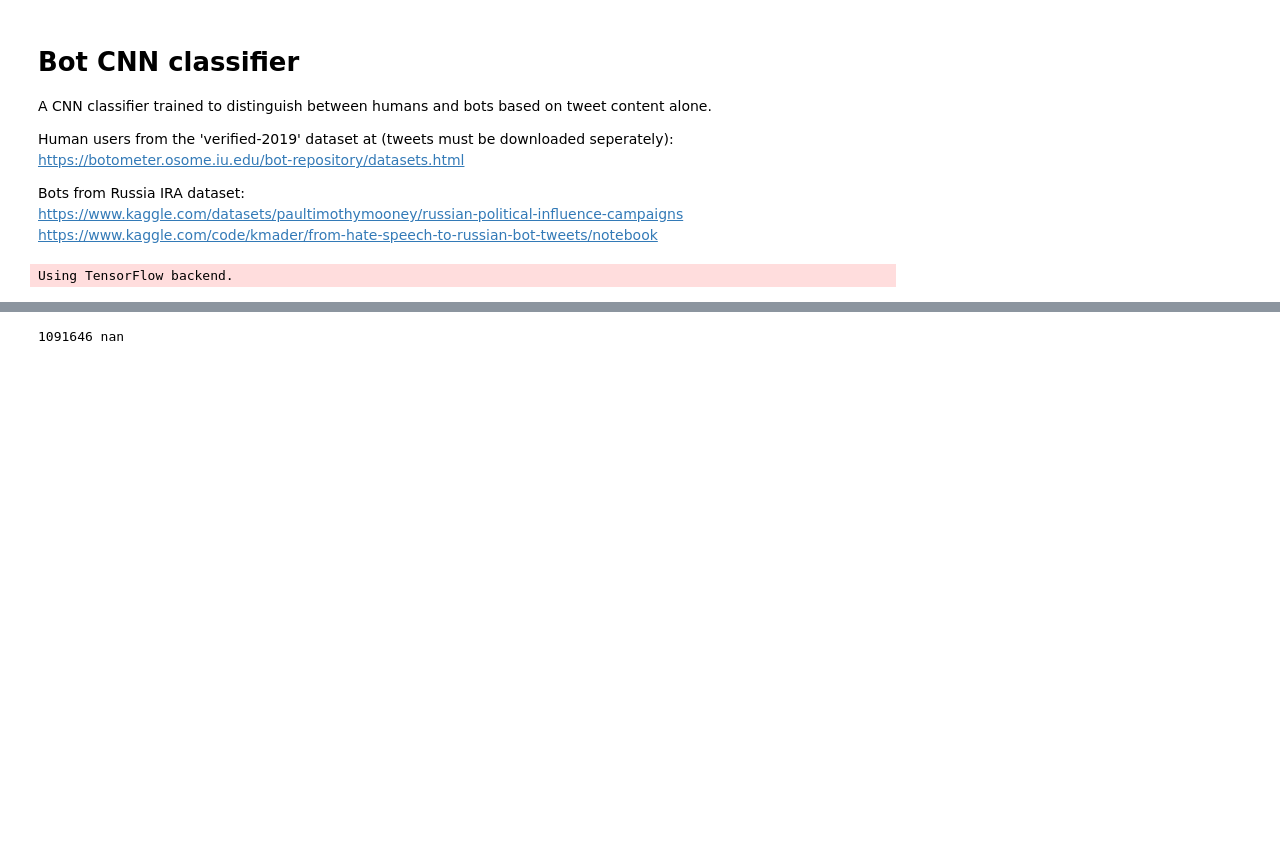
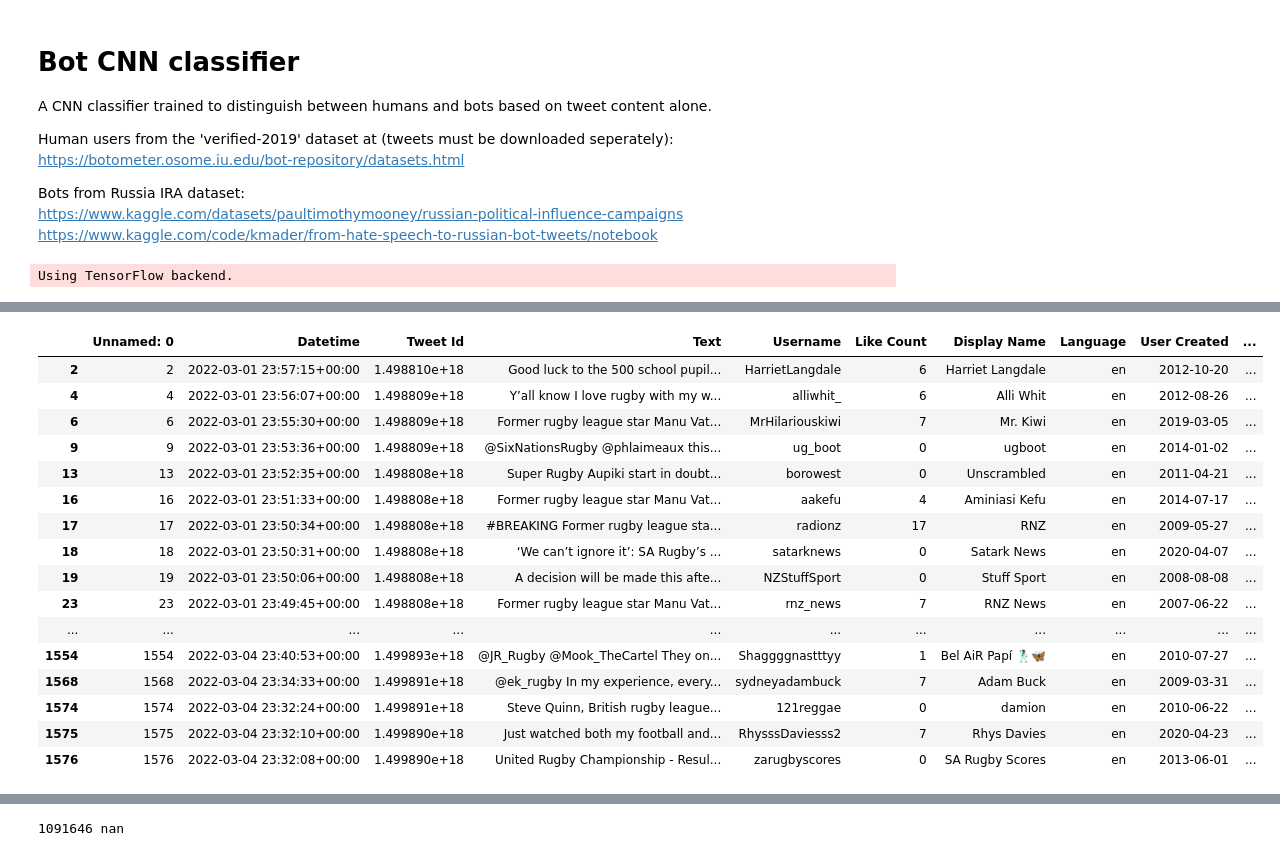
Before and after one commit to MikeSoughton/twitter-nlp, a Jupyter notebook: notebooks/tweet_cnn.ipynb, the cells around one changed output, grey strips where cells are left out. Drawn from its saved outputs; the diff is of its cells as text; code cells hidden in the pictures; blank space fills up the shorter version.

```diff
--- a/notebooks/tweet_cnn.ipynb
+++ b/notebooks/tweet_cnn.ipynb
@@ -413,0 +322,20 @@ ukraine_tweets_scores.loc[np.where((y_pred_ukraine_decoded > 0.75))[0]]
+# %%
+rugby_tweets_scores_feb_march.loc[np.where((y_pred_rugby_feb_march_decoded > 0.75))[0]]
+# %% [output]
+|  | Unnamed: 0 | Datetime | Tweet Id | Text | Username | Like Count | Display Name | Language | User Created | ... |
+| 2 | 2 | 2022-03-01 23:57:15+00:00 | 1.498810e+18 | Good luck to the 500 school pupil... | HarrietLangdale | 6 | Harriet Langdale | en | 2012-10-20 | ... |
+| 4 | 4 | 2022-03-01 23:56:07+00:00 | 1.498809e+18 | Y’all know I love rugby with my w... | alliwhit_ | 6 | Alli Whit | en | 2012-08-26 | ... |
+| 6 | 6 | 2022-03-01 23:55:30+00:00 | 1.498809e+18 | Former rugby league star Manu Vat... | MrHilariouskiwi | 7 | Mr. Kiwi | en | 2019-03-05 | ... |
+| 9 | 9 | 2022-03-01 23:53:36+00:00 | 1.498809e+18 | @SixNationsRugby @phlaimeaux this... | ug_boot | 0 | ugboot | en | 2014-01-02 | ... |
+| 13 | 13 | 2022-03-01 23:52:35+00:00 | 1.498808e+18 | Super Rugby Aupiki start in doubt... | borowest | 0 | Unscrambled | en | 2011-04-21 | ... |
+| 16 | 16 | 2022-03-01 23:51:33+00:00 | 1.498808e+18 | Former rugby league star Manu Vat... | aakefu | 4 | Aminiasi Kefu | en | 2014-07-17 | ... |
+| 17 | 17 | 2022-03-01 23:50:34+00:00 | 1.498808e+18 | #BREAKING Former rugby league sta... | radionz | 17 | RNZ | en | 2009-05-27 | ... |
+| 18 | 18 | 2022-03-01 23:50:31+00:00 | 1.498808e+18 | ‘We can’t ignore it’: SA Rugby’s ... | satarknews | 0 | Satark News | en | 2020-04-07 | ... |
+| 19 | 19 | 2022-03-01 23:50:06+00:00 | 1.498808e+18 | A decision will be made this afte... | NZStuffSport | 0 | Stuff Sport | en | 2008-08-08 | ... |
+| 23 | 23 | 2022-03-01 23:49:45+00:00 | 1.498808e+18 | Former rugby league star Manu Vat... | rnz_news | 7 | RNZ News | en | 2007-06-22 | ... |
+| ... | ... | ... | ... | ... | ... | ... | ... | ... | ... | ... |
+| 1554 | 1554 | 2022-03-04 23:40:53+00:00 | 1.499893e+18 | @JR_Rugby @Mook_TheCartel They on... | Shaggggnastttyy | 1 | Bel AiR Papí 🕺🏾🦋 | en | 2010-07-27 | ... |
+| 1568 | 1568 | 2022-03-04 23:34:33+00:00 | 1.499891e+18 | @ek_rugby In my experience, every... | sydneyadambuck | 7 | Adam Buck | en | 2009-03-31 | ... |
+| 1574 | 1574 | 2022-03-04 23:32:24+00:00 | 1.499891e+18 | Steve Quinn, British rugby league... | 121reggae | 0 | damion | en | 2010-06-22 | ... |
+| 1575 | 1575 | 2022-03-04 23:32:10+00:00 | 1.499890e+18 | Just watched both my football and... | RhysssDaviesss2 | 7 | Rhys Davies | en | 2020-04-23 | ... |
+| 1576 | 1576 | 2022-03-04 23:32:08+00:00 | 1.499890e+18 | United Rugby Championship - Resul... | zarugbyscores | 0 | SA Rugby Scores | en | 2013-06-01 | ... |
```
Also changed, not shown: parts of 43 cells of this notebook.
